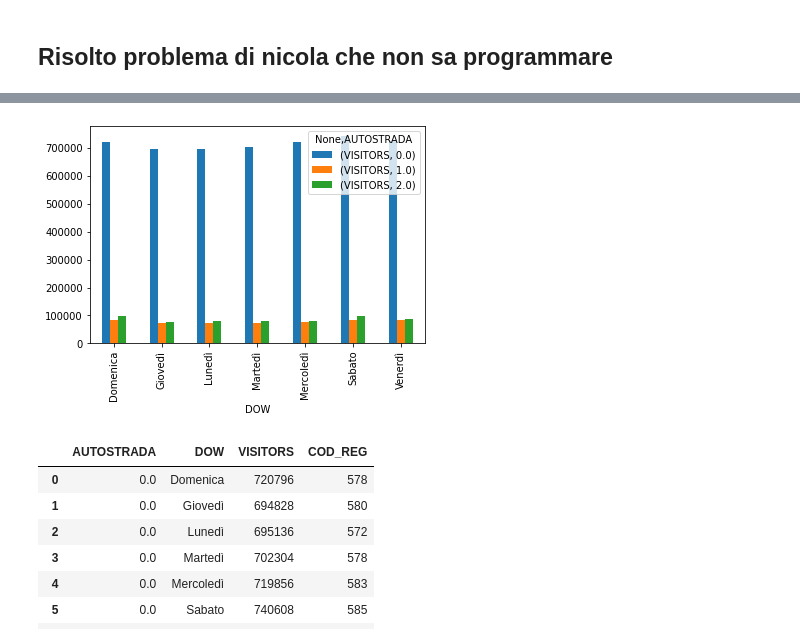
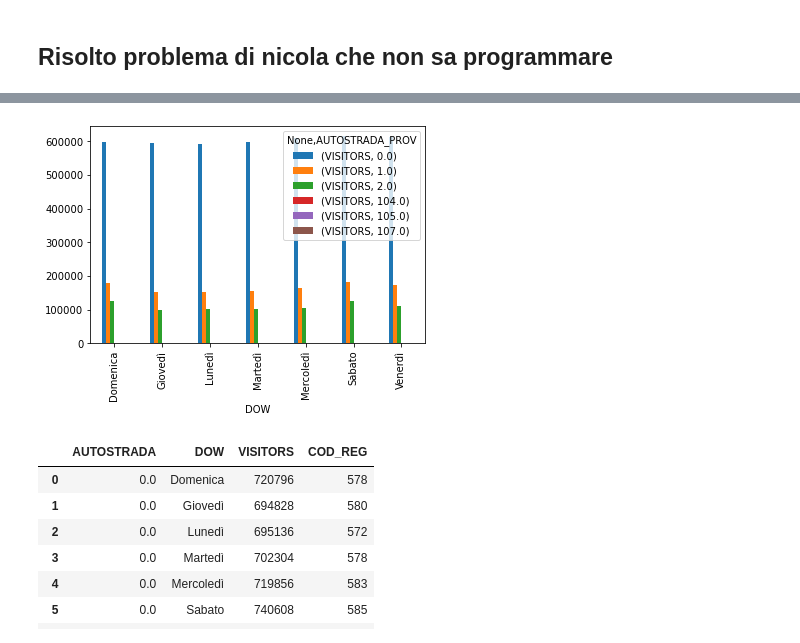
Before and after one commit to nico1654/project_work, a Jupyter notebook: Project_Work.ipynb, the cells around one changed output, grey strips where cells are left out. Cells and saved outputs as stored; diff of their text form; code cells hidden in the pictures.

```diff
--- a/Project_Work.ipynb
+++ b/Project_Work.ipynb
@@ -297,11 +271,11 @@ df_distinct_users["AUTOSTRADA_PROV"] = df_distinct_users["AUTOSTRADA_PROV"].map(
 df_distinct_users["AUTOSTRADA_PROV"] = df_distinct_users["AUTOSTRADA_PROV"].map(lambda x : 1 if x in torino_milano_A4_provincie else x)
 df_distinct_users["AUTOSTRADA_PROV"] = df_distinct_users["AUTOSTRADA_PROV"].map(lambda x : 2 if x in bologna_roma_A4_provincie else x)
 # %%
-df_grouped_by_road_3_region = df_distinct_users.groupby(by=["DOW", "AUTOSTRADA"]).agg({"VISITORS": "sum"})
+df_grouped_by_road_3_region = df_distinct_users.groupby(by=["DOW", "AUTOSTRADA_PROV"]).agg({"VISITORS": "sum"})
 df_grouped_by_road_3_region.unstack().plot.bar()
 plt.show()
 # %% [output]
-[figure, old version]
+[figure, new version]
 # %%
 df_grouped_by_road.reset_index()
 # %% [output]
```
Also changed, not shown: parts of 45 cells of this notebook.
